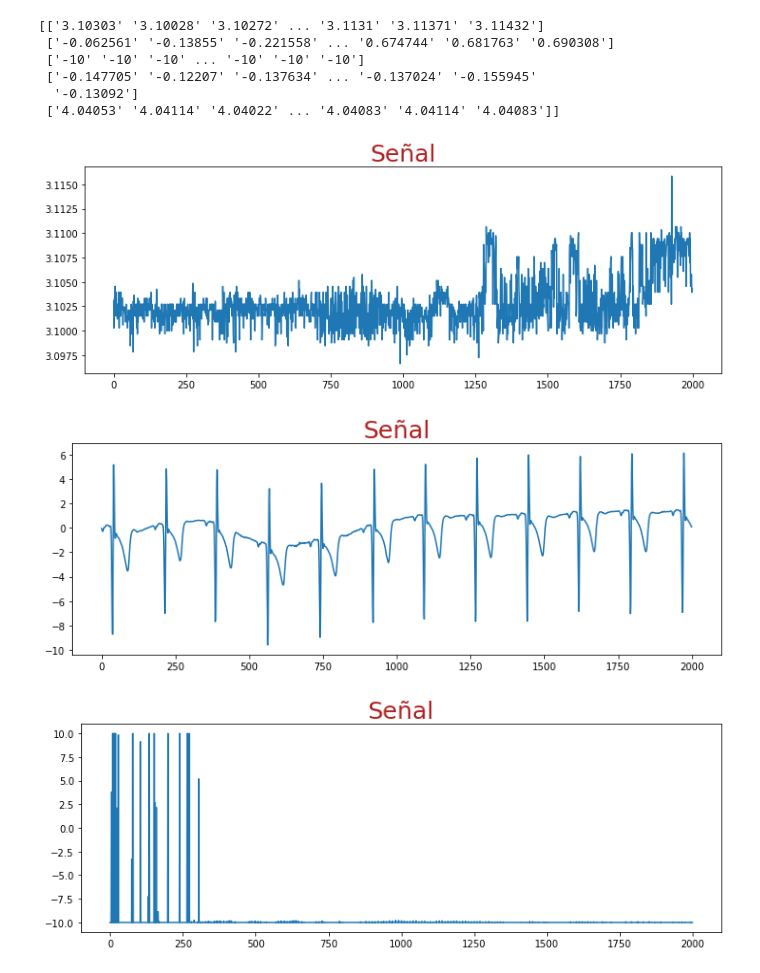
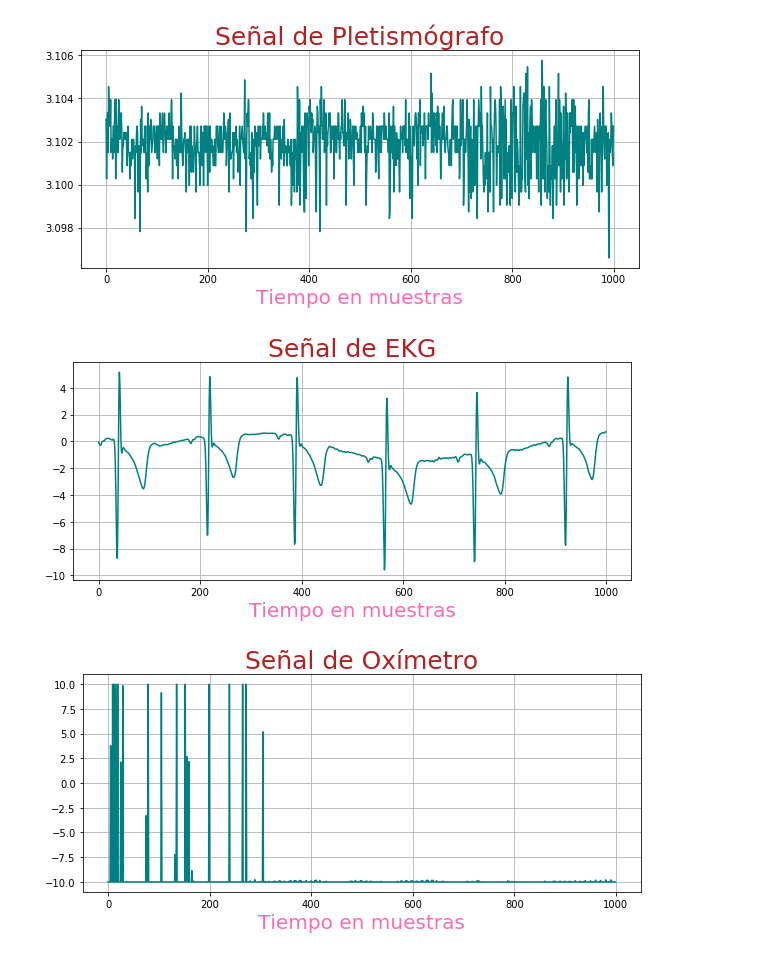
Before and after one commit to Qweryedu/MCIB-19-P-Edu, a Jupyter notebook: src/P1.ipynb, the cells around one changed output. Saved outputs shown, nothing was run; the diff lists cells and outputs as text; code cells hidden in the pictures.

Commit message:
Segmento y comentarios
Se agrega la función del segmento, junto con graficación y se comenta un poco más el código para mejor comprensión

```diff
--- a/src/P1.ipynb
+++ b/src/P1.ipynb
@@ -1,37 +1,51 @@
 # %%
 '''
 Código de El Edu para abrir archivos, una parte se está tomando de los conocimientos previos del
 Dr. Omar Piña
 Sorry, not sorry
 19/9/19
 '''
-
+#Bibliotecas que se usan
 import numpy as np
 import matplotlib.pyplot as plt
 
+#Extras
+nombres = ['Pletismógrafo', 'EKG', 'Oxímetro', 'EMG', 'Pletismógrafo']
+
+#Definición de funciones
 def abre(path, file_name):
     data = np.loadtxt(path+file_name, delimiter='\t', dtype='str')
-    data = data[:-1,:-1].T
-    print(data)
+    data = data[:-1,:-1].T.astype('float') #Elimina la última fila y columna que no contienen nada
+
     return data
 
-path = '/home/edu/Documents/GitHub/MCIB-19-P-Edu/data/P1/'
+def graficar(signal):
+    n = 0
+    for s in signal:
+        plt.figure(figsize=(10,4))
+        plt.title('Señal de '+ nombres[n], size=25).set_color(color = 'firebrick')
+        plt.xlabel('Tiempo en muestras', size=20).set_color(color = 'hotpink')
+        plt.grid()
+        plt.plot(s[:], color = 'teal')
+        n+=1 #contador para poner nombres
+    plt.show()
+
+def segmento(t2, signal,t1 = 0, graf = 'true'):
+    if t1 > t2:
+        segmento = signal[:,t2:t1]
+    else:
+        segmento = signal[:,t1:t2]
+
+    if graf == 'true':
+        graficar(segmento)
+    return segmento
+
+path = '/home/edu/Documents/GitHub/MCIB-19-P-Edu/data/P1/' #Cambiar dependiendo de la compu
 file = 'Apnea1.txt'
 
-signal = abre(path,file)
-
-for s in signal[:,:]:
-    plt.figure(figsize=(12,4))
-    plt.title('Señal', size=25).set_color(color = 'firebrick')
-    plt.plot(s[:2000].astype('float'))
-plt.show()
+señal = abre(path,file)
+cacho = segmento(1000,señal)
 # %% [output]
-[['3.10303' '3.10028' '3.10272' ... '3.1131' '3.11371' '3.11432']
- ['-0.062561' '-0.13855' '-0.221558' ... '0.674744' '0.681763' '0.690308']
- ['-10' '-10' '-10' ... '-10' '-10' '-10']
- ['-0.147705' '-0.12207' '-0.137634' ... '-0.137024' '-0.155945'
-  '-0.13092']
- ['4.04053' '4.04114' '4.04022' ... '4.04083' '4.04114' '4.04083']]
-[figure, old version]
+[figure, new version]
-[figure, old version]
+[figure, new version]
-[figure, old version]
+[figure, new version]
```
Also changed, not shown: parts of 3 cells of this notebook.
